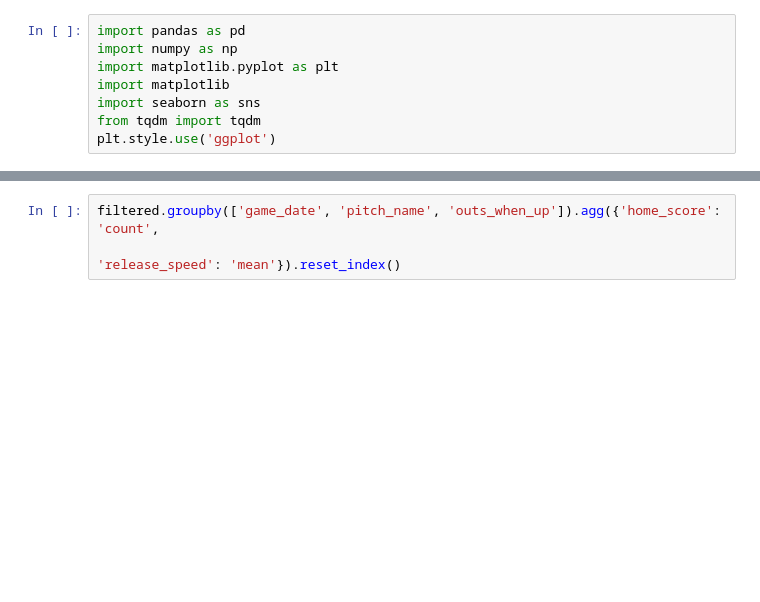
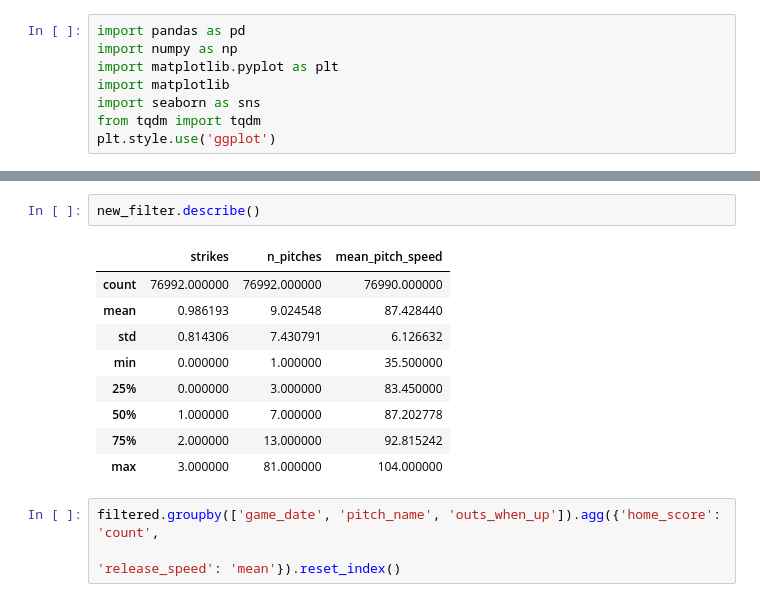
Before and after one commit to arridani/w209-final, a Jupyter notebook: notebooks/hypothesis4_eda.ipynb, the cells around one changed output, grey strips where cells are left out. Cells and saved outputs as stored; diff of their text form; blank space fills up the shorter version.

```diff
--- a/notebooks/hypothesis4_eda.ipynb
+++ b/notebooks/hypothesis4_eda.ipynb
@@ -98,3 +108,15 @@ new_filter
+# %%
+new_filter.describe()
+# %% [output]
+|  | strikes | n_pitches | mean_pitch_speed |
+| count | 76992.000000 | 76992.000000 | 76990.000000 |
+| mean | 0.986193 | 9.024548 | 87.428440 |
+| std | 0.814306 | 7.430791 | 6.126632 |
+| min | 0.000000 | 1.000000 | 35.500000 |
+| 25% | 0.000000 | 3.000000 | 83.450000 |
+| 50% | 1.000000 | 7.000000 | 87.202778 |
+| 75% | 2.000000 | 13.000000 | 92.815242 |
+| max | 3.000000 | 81.000000 | 104.000000 |
 # %%
 filtered.groupby(['game_date', 'pitch_name', 'outs_when_up']).agg({'home_score': 'count',
                                                                    'release_speed': 'mean'}).reset_index()
```
Also changed, not shown: parts of 3 cells of this notebook, 2 other files.
